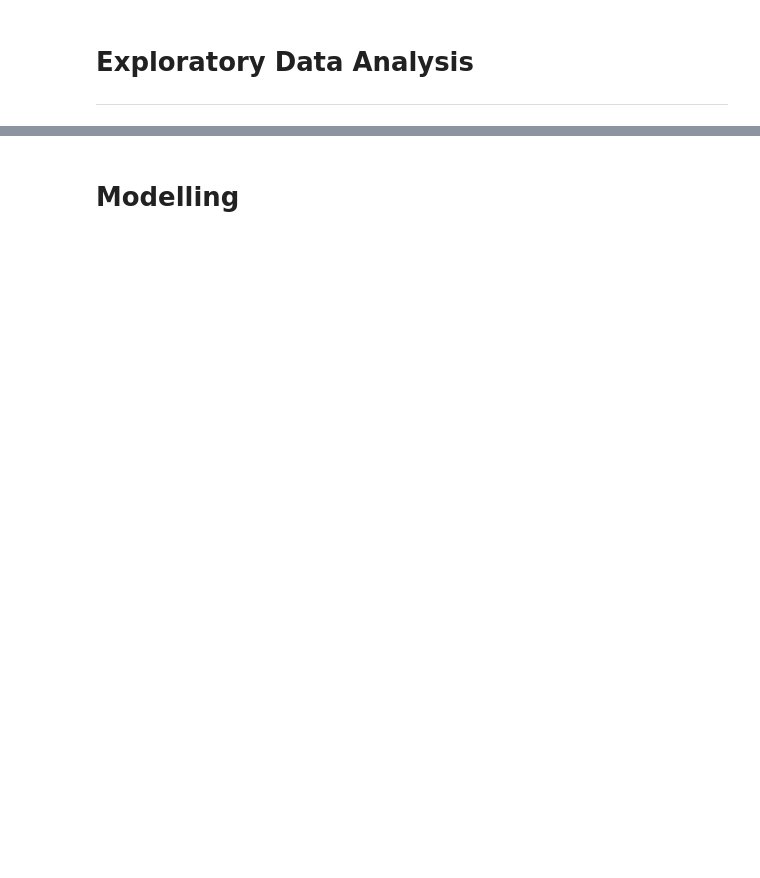
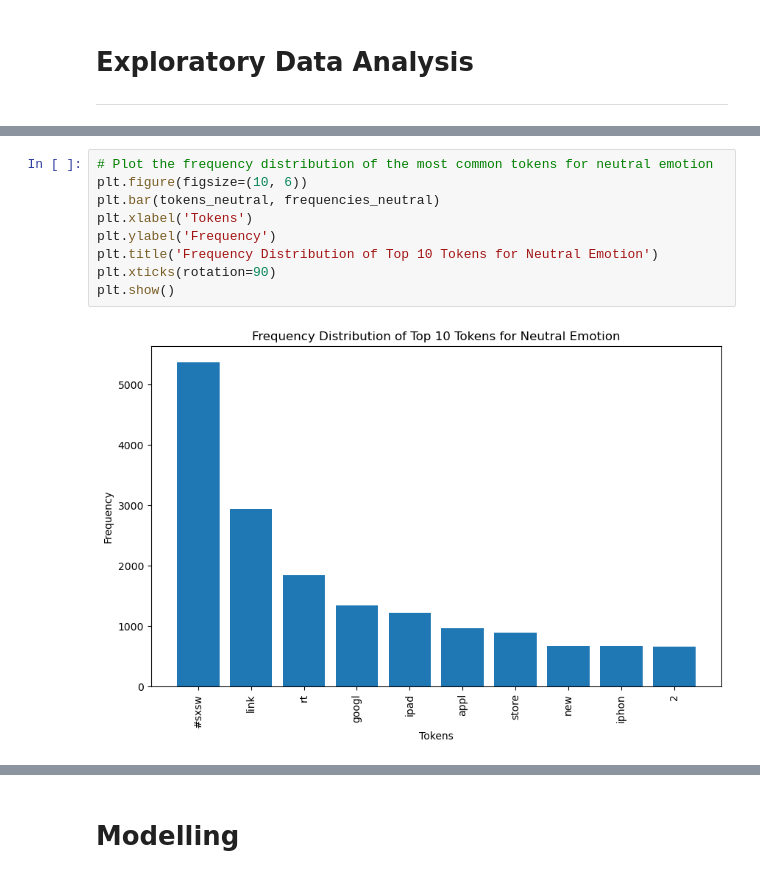
Before and after one commit to R3TR0Quan/twitter-sentiment-analysis, a Jupyter notebook: notebook.ipynb, the cells around one changed output, grey strips where cells are left out. Cells and saved outputs as stored; diff of their text form; blank space fills up the shorter version.

```diff
--- a/notebook.ipynb
+++ b/notebook.ipynb
@@ -230,0 +307,11 @@ data
+# %%
+# Plot the frequency distribution of the most common tokens for neutral emotion
+plt.figure(figsize=(10, 6))
+plt.bar(tokens_neutral, frequencies_neutral)
+plt.xlabel('Tokens')
+plt.ylabel('Frequency')
+plt.title('Frequency Distribution of Top 10 Tokens for Neutral Emotion')
+plt.xticks(rotation=90)
+plt.show()
+# %% [output]
+[figure, added]
```
Also changed, not shown: parts of 21 cells of this notebook.
